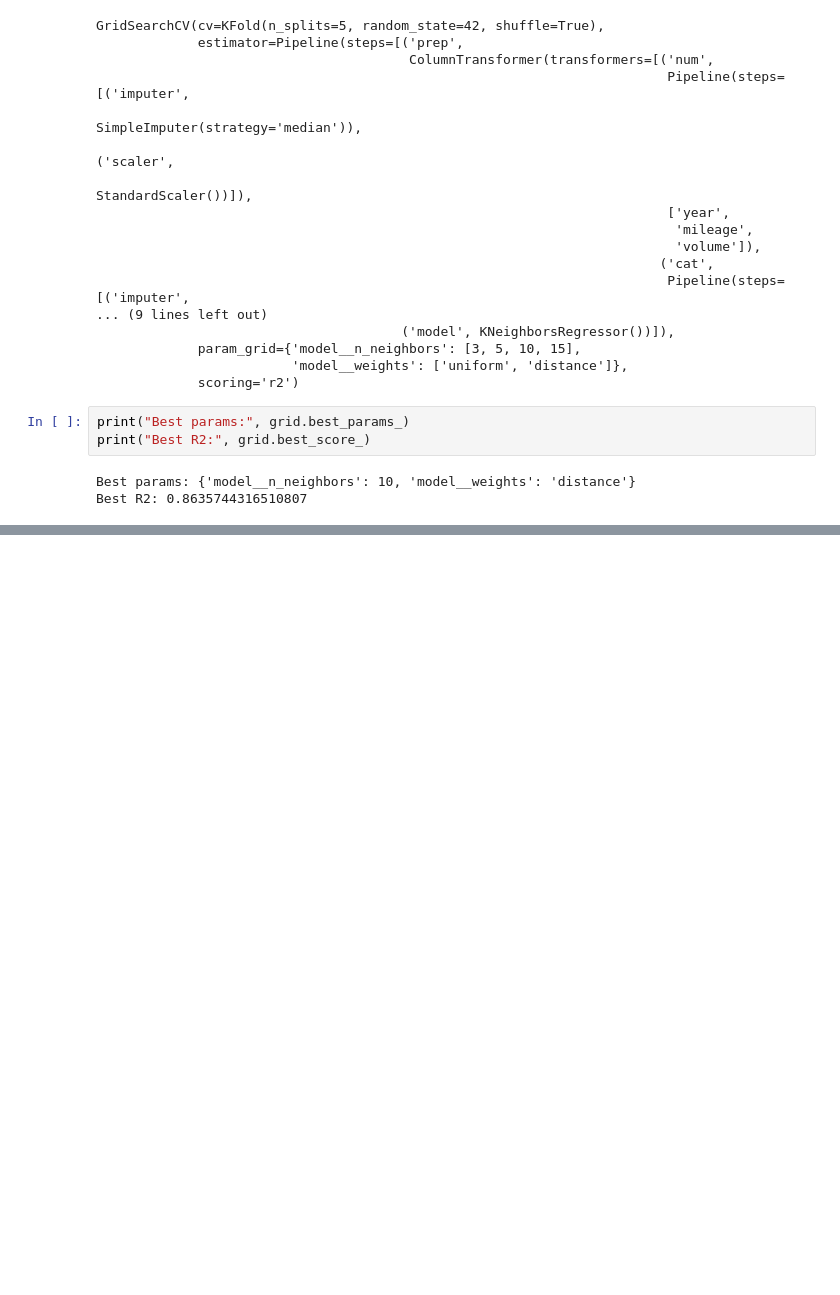
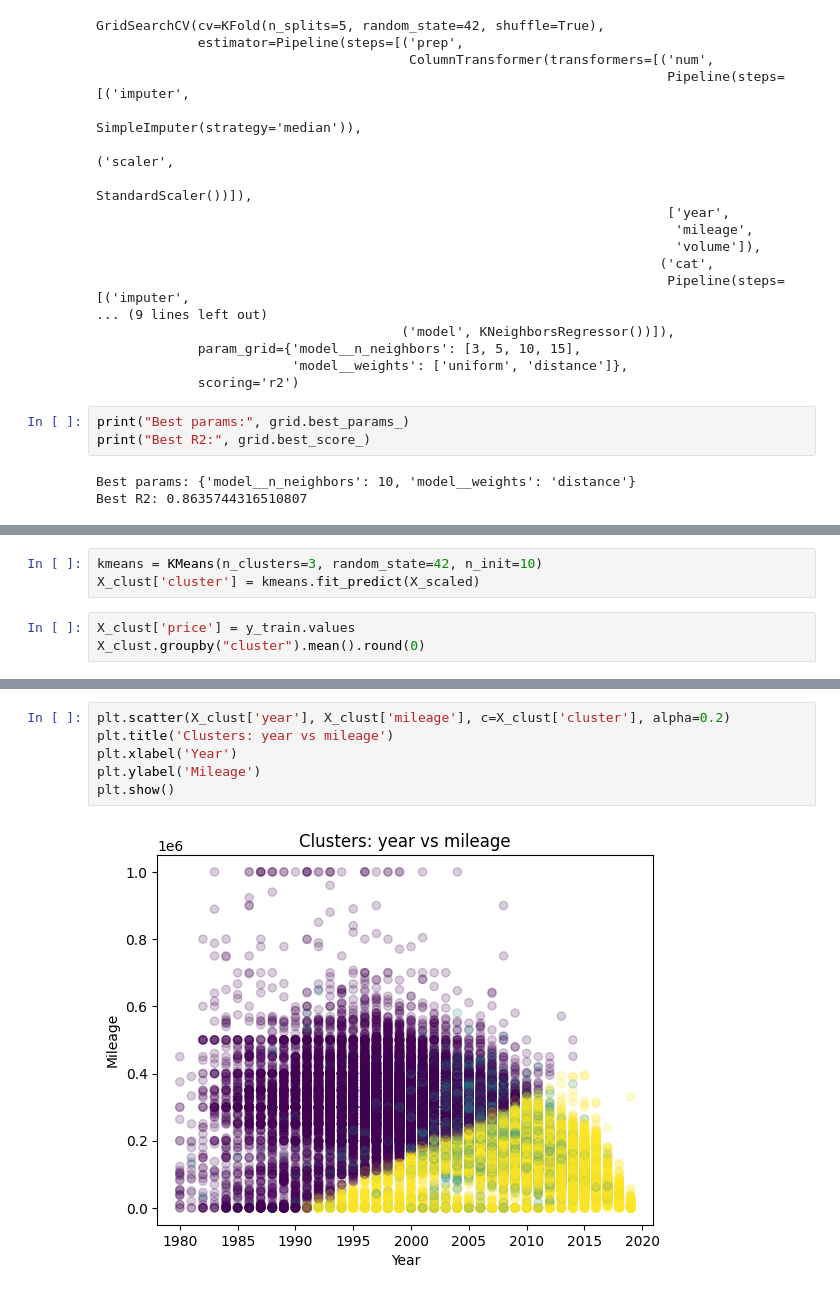
Before and after one commit to AdilkhanEEAIR/machines_predict_ml, a Jupyter notebook: adilkhan.ipynb, the cells around one changed output, grey strips where cells are left out. Saved outputs shown, nothing was run; the diff lists cells and outputs as text; blank space fills up the shorter version.

```diff
--- a/adilkhan.ipynb
+++ b/adilkhan.ipynb
@@ -310,0 +338,6 @@ Best R2: 0.8635744316510807
+# %%
+kmeans = KMeans(n_clusters=3, random_state=42, n_init=10)
+X_clust['cluster'] = kmeans.fit_predict(X_scaled)
+# %%
+X_clust['price'] = y_train.values
+X_clust.groupby("cluster").mean().round(0)
@@ -310,0 +350,8 @@ Best R2: 0.8635744316510807
+# %%
+plt.scatter(X_clust['year'], X_clust['mileage'], c=X_clust['cluster'], alpha=0.2)
+plt.title('Clusters: year vs mileage')
+plt.xlabel('Year')
+plt.ylabel('Mileage')
+plt.show()
+# %% [output]
+[figure, added]
```
Also changed, not shown: parts of 9 cells of this notebook.
